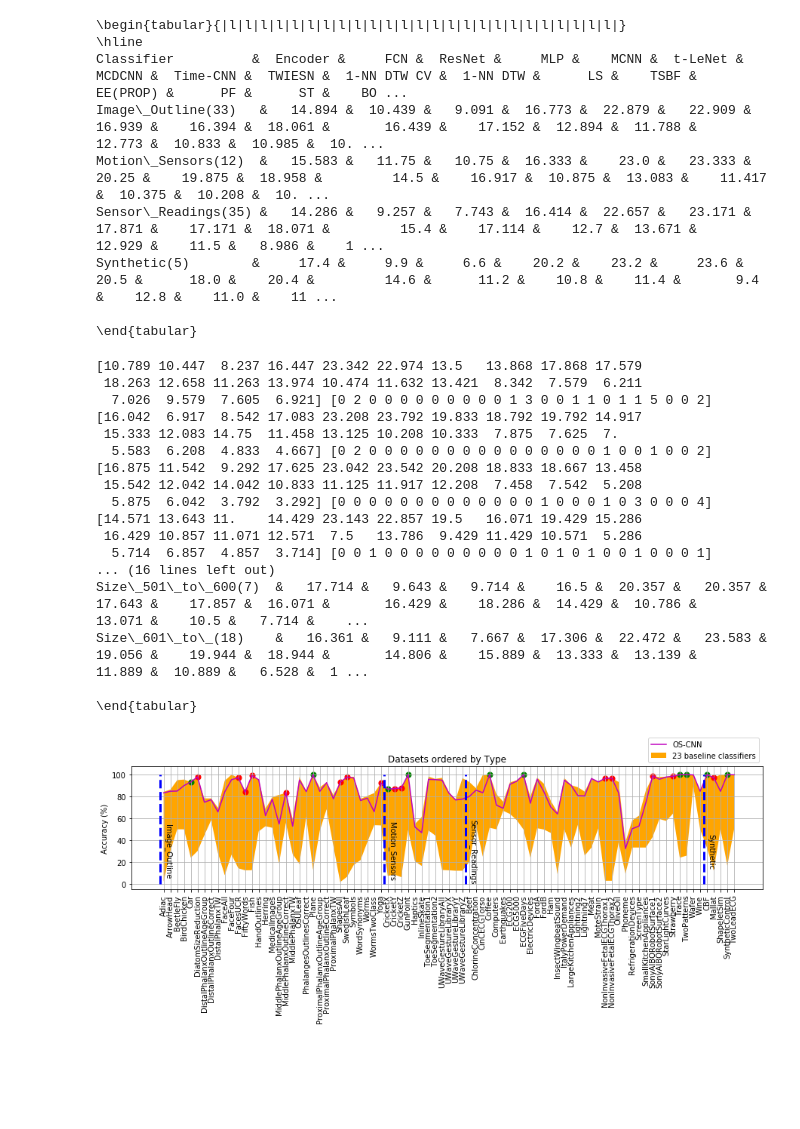
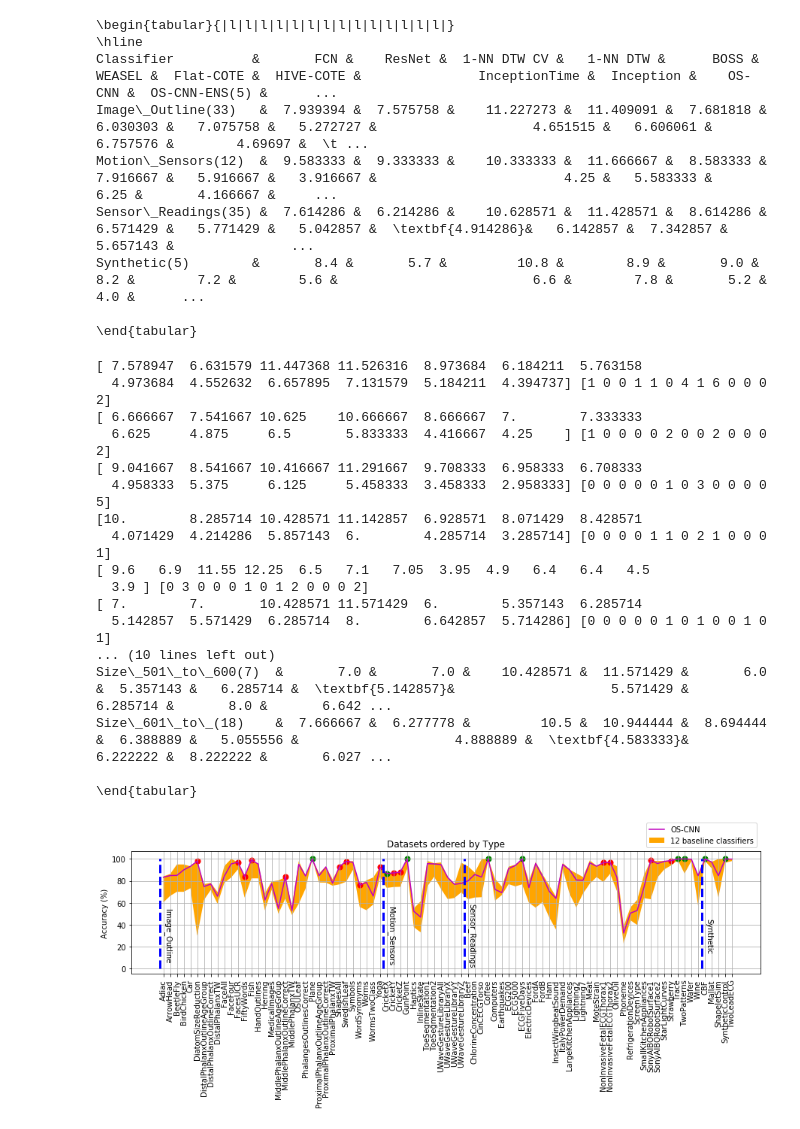
Before and after one commit to Wensi-Tang/OS-CNN, a Jupyter notebook: 1_4_compare_result.ipynb, the cells around one changed output. Cells and saved outputs as stored; diff of their text form; code cells hidden in the pictures; blank space fills up the shorter version.

Commit message:
more Decimal

```diff
--- a/1_4_compare_result.ipynb
+++ b/1_4_compare_result.ipynb
@@ -30,12 +30,14 @@ def string2pair(information):
 # full
 get_result_list = ['Encoder','FCN','ResNet','MLP','MCNN','t-LeNet','MCDCNN',
                     'Time-CNN','TWIESN','1-NN DTW CV','1-NN DTW',
-                    'LS','TSBF','EE(PROP)','PF','ST','BOSS','WEASEL','Flat-COTE','HIVE-COTE','InceptionTime',
+                    'LS','TSBF','EE(PROP)','PF','ST','BOSS','WEASEL','Flat-COTE','HIVE-COTE','InceptionTime','Inception',
                    'OS-CNN','OS-CNN-ENS(5)','OS-CNN-ENS(8)']
 
+get_result_list = ['FCN','ResNet','1-NN DTW CV','1-NN DTW','BOSS','WEASEL','Flat-COTE','HIVE-COTE','InceptionTime','Inception',
+                   'OS-CNN','OS-CNN-ENS(5)','OS-CNN-ENS(8)']
 
 # ablation study of general solution
-#get_result_list = ['FCN(16)','FCN(50)','FCN(100)','FCN(150)','FCN(200)','OS-CNN']
+# get_result_list = ['FCN(16)','FCN(50)','FCN(100)','FCN(150)','FCN(200)','OS-CNN']
 
 #SOTA
 #get_result_list = ['ST','ResNet','WEASEL','HIVE-COTE','InceptionTime','OS-CNN-ENS(8)']
@@ -48,7 +50,7 @@ get_result_list = ['Encoder','FCN','ResNet','MLP','MCNN','t-LeNet','MCDCNN',
 
 #get_result_list = ['OS-CNN','OS-CNN-ENS(2)','OS-CNN-ENS(3)','OS-CNN-ENS(4)','OS-CNN-ENS(5)','OS-CNN-ENS(6)','OS-CNN-ENS(7)','OS-CNN-ENS(8)']
 
-#get_result_list =['ST','ResNet','WEASEL','HIVE-COTE','InceptionTime','OS-CNN']
+#get_result_list =['ST','ResNet','WEASEL','HIVE-COTE','InceptionTime','OS-CNN-ENS(5)']
 
 print(get_result_list)
 # %% [output]
@@ -87,7 +88,7 @@ def get_maxest_index(result_block):
 
 def get_average_rank_and_wins(result_block):
     max_index_result = get_maxest_index(-result_block)
-    average_rank =  np.around( np.average(max_index_result,axis=0), decimals=3)
+    average_rank =  np.around( np.average(max_index_result,axis=0), decimals=6)
 
 
     wins = np.count_nonzero(max_index_result==1, axis = 0)
@@ -328,7 +328,7 @@ Synthetic=['CBF',
           'TwoLeadECG'
           ]
 # %%
-result_path = './Full_result_on_85_datasets.csv'
+result_path = './Full_result.csv'
 
 file = pd.read_csv(result_path)
 dataset_type_list= [Image_Outline, Motion_Sensors, Sensor_Readings,Synthetic]
@@ -364,13 +364,13 @@ z = z.replace("\\bottomrule", "")
 z = z.replace("l"*(df.shape[1]+1), "|l"*(df.shape[1]+1)+"|")
 print(z)
 # %% [output]
-\begin{tabular}{|l|l|l|l|l|l|l|l|l|l|l|l|l|l|l|l|l|l|l|l|l|l|l|l|l|}
+\begin{tabular}{|l|l|l|l|l|l|l|l|l|l|l|l|l|l|}
 \hline
-Classifier          &  Encoder &     FCN &  ResNet &     MLP &    MCNN &  t-LeNet &  MCDCNN &  Time-CNN &  TWIESN &  1-NN DTW CV &  1-NN DTW &      LS &    TSBF &  EE(PROP) &      PF &      ST &    BO ...
-Image\_Outline(33)   &   14.894 &  10.439 &   9.091 &  16.773 &  22.879 &   22.909 &  16.939 &    16.394 &  18.061 &       16.439 &    17.152 &  12.894 &  11.788 &    12.773 &  10.833 &  10.985 &  10. ...
-Motion\_Sensors(12)  &   15.583 &   11.75 &   10.75 &  16.333 &    23.0 &   23.333 &   20.25 &    19.875 &  18.958 &         14.5 &    16.917 &  10.875 &  13.083 &    11.417 &  10.375 &  10.208 &  10. ...
-Sensor\_Readings(35) &   14.286 &   9.257 &   7.743 &  16.414 &  22.657 &   23.171 &  17.871 &    17.171 &  18.071 &         15.4 &    17.114 &    12.7 &  13.671 &    12.929 &    11.5 &   8.986 &    1 ...
-Synthetic(5)        &     17.4 &     9.9 &     6.6 &    20.2 &    23.2 &     23.6 &    20.5 &      18.0 &    20.4 &         14.6 &      11.2 &    10.8 &    11.4 &       9.4 &    12.8 &    11.0 &    11 ...
+Classifier          &       FCN &    ResNet &  1-NN DTW CV &   1-NN DTW &      BOSS &    WEASEL &  Flat-COTE &  HIVE-COTE &               InceptionTime &  Inception &    OS-CNN &  OS-CNN-ENS(5) &      ...
+Image\_Outline(33)   &  7.939394 &  7.575758 &    11.227273 &  11.409091 &  7.681818 &  6.030303 &   7.075758 &   5.272727 &                    4.651515 &   6.606061 &  6.757576 &        4.69697 &  \t ...
+Motion\_Sensors(12)  &  9.583333 &  9.333333 &    10.333333 &  11.666667 &  8.583333 &  7.916667 &   5.916667 &   3.916667 &                        4.25 &   5.583333 &      6.25 &       4.166667 &     ...
+Sensor\_Readings(35) &  7.614286 &  6.214286 &    10.628571 &  11.428571 &  8.614286 &  6.571429 &   5.771429 &   5.042857 &  \textbf{4.914286}&   6.142857 &  7.342857 &       5.657143 &               ...
+Synthetic(5)        &       8.4 &       5.7 &         10.8 &        8.9 &       9.0 &       8.2 &        7.2 &        5.6 &                         6.6 &        7.8 &       5.2 &            4.0 &      ...
 
 \end{tabular}
 # %%
@@ -532,21 +532,21 @@ z = z.replace("\\bottomrule", "")
 z = z.replace("l"*(df.shape[1]+1), "|l"*(df.shape[1]+1)+"|")
 print(z)
 # %% [output]
-[10.789 10.447  8.237 16.447 23.342 22.974 13.5   13.868 17.868 17.579
- 18.263 12.658 11.263 13.974 10.474 11.632 13.421  8.342  7.579  6.211
-  7.026  9.579  7.605  6.921] [0 2 0 0 0 0 0 0 0 0 0 1 3 0 0 1 1 0 1 1 5 0 0 2]
-[16.042  6.917  8.542 17.083 23.208 23.792 19.833 18.792 19.792 14.917
- 15.333 12.083 14.75  11.458 13.125 10.208 10.333  7.875  7.625  7.
-  5.583  6.208  4.833  4.667] [0 2 0 0 0 0 0 0 0 0 0 0 0 0 0 0 0 1 0 0 1 0 0 2]
-[16.875 11.542  9.292 17.625 23.042 23.542 20.208 18.833 18.667 13.458
- 15.542 12.042 14.042 10.833 11.125 11.917 12.208  7.458  7.542  5.208
-  5.875  6.042  3.792  3.292] [0 0 0 0 0 0 0 0 0 0 0 0 0 1 0 0 0 1 0 3 0 0 0 4]
-[14.571 13.643 11.    14.429 23.143 22.857 19.5   16.071 19.429 15.286
- 16.429 10.857 11.071 12.571  7.5   13.786  9.429 11.429 10.571  5.286
-  5.714  6.857  4.857  3.714] [0 0 1 0 0 0 0 0 0 0 0 0 1 0 1 0 1 0 0 1 0 0 0 1]
-... (16 lines left out)
-Size\_501\_to\_600(7)  &   17.714 &   9.643 &   9.714 &    16.5 &  20.357 &   20.357 &  17.643 &    17.857 &  16.071 &       16.429 &    18.286 &  14.429 &  10.786 &    13.071 &    10.5 &   7.714 &    ...
-Size\_601\_to\_(18)    &   16.361 &   9.111 &   7.667 &  17.306 &  22.472 &   23.583 &  19.056 &    19.944 &  18.944 &       14.806 &    15.889 &  13.333 &  13.139 &    11.889 &  10.889 &   6.528 &  1 ...
+[ 7.578947  6.631579 11.447368 11.526316  8.973684  6.184211  5.763158
+  4.973684  4.552632  6.657895  7.131579  5.184211  4.394737] [1 0 0 1 1 0 4 1 6 0 0 0 2]
+[ 6.666667  7.541667 10.625    10.666667  8.666667  7.        7.333333
+  6.625     4.875     6.5       5.833333  4.416667  4.25    ] [1 0 0 0 0 2 0 0 2 0 0 0 2]
+[ 9.041667  8.541667 10.416667 11.291667  9.708333  6.958333  6.708333
+  4.958333  5.375     6.125     5.458333  3.458333  2.958333] [0 0 0 0 0 1 0 3 0 0 0 0 5]
+[10.        8.285714 10.428571 11.142857  6.928571  8.071429  8.428571
+  4.071429  4.214286  5.857143  6.        4.285714  3.285714] [0 0 0 0 1 1 0 2 1 0 0 0 1]
+[ 9.6   6.9  11.55 12.25  6.5   7.1   7.05  3.95  4.9   6.4   6.4   4.5
+  3.9 ] [0 3 0 0 0 1 0 1 2 0 0 0 2]
+[ 7.        7.       10.428571 11.571429  6.        5.357143  6.285714
+  5.142857  5.571429  6.285714  8.        6.642857  5.714286] [0 0 0 0 0 1 0 1 0 0 1 0 1]
+... (10 lines left out)
+Size\_501\_to\_600(7)  &       7.0 &       7.0 &    10.428571 &  11.571429 &       6.0 &  5.357143 &   6.285714 &  \textbf{5.142857}&                    5.571429 &   6.285714 &       8.0 &       6.642 ...
+Size\_601\_to\_(18)    &  7.666667 &  6.277778 &         10.5 &  10.944444 &  8.694444 &  6.388889 &   5.055556 &                    4.888889 &  \textbf{4.583333}&   6.222222 &  8.222222 &       6.027 ...
 
 \end{tabular}
 # %%
@@ -594,7 +594,7 @@ def draw_a_weasel_graph(result_block,dataset_list,dataset_class_name, main_class
          verticalalignment='center',
          multialignment='center')
 # %%
-result_path = './Full_result_on_85_datasets.csv'
+result_path = './Full_result.csv'
 file = pd.read_csv(result_path)
 dataset_type_list= [Image_Outline, Motion_Sensors, Sensor_Readings,Synthetic]
 dataset_type_name_list= ['Image_Outline', 'Motion_Sensors', 'Sensor_Readings','Synthetic']
@@ -603,31 +603,31 @@ dataset_type_name_list= ['Image_Outline', 'Motion_Sensors', 'Sensor_Readings','S
 df = pd.DataFrame({'Classifier': get_result_list})
 df = df.T
 
 big_result_block = []
 name_list = []
 
 for dataset_type_index,dataset_type in enumerate(dataset_type_list):
 
     data_name_list = dataset_type
     result_block = np.zeros([len(data_name_list),len(get_result_list)])
     for i,data_name in enumerate(data_name_list):
         dfb = file[file['dataset_name']==data_name].index.values.astype(int)
         for j, Baseline_name in enumerate (get_result_list):
             temp = file.iloc[dfb][Baseline_name]
             temp = string2pair(temp.values[0])
             result_block[i,j] = temp[0]
 
     if len(big_result_block)==0:
         big_result_block = result_block
         name_list = dataset_type
     else:
         name_list = name_list+dataset_type
         big_result_block = np.concatenate((big_result_block,result_block),axis=0,)
 
     average_rank, wins= get_average_rank_and_wins(result_block)
 
     wins2= np.round(wins*100/len(data_name_list),2)
 
 draw_a_weasel_graph(big_result_block,name_list,dataset_class_name=[dataset_type_list,dataset_type_name_list], main_classifer_name= 'OS-CNN')
 # %% [output]
-[figure, old version]
+[figure, new version]
```
Also changed, not shown: parts of 5 cells of this notebook, 1 other file.
